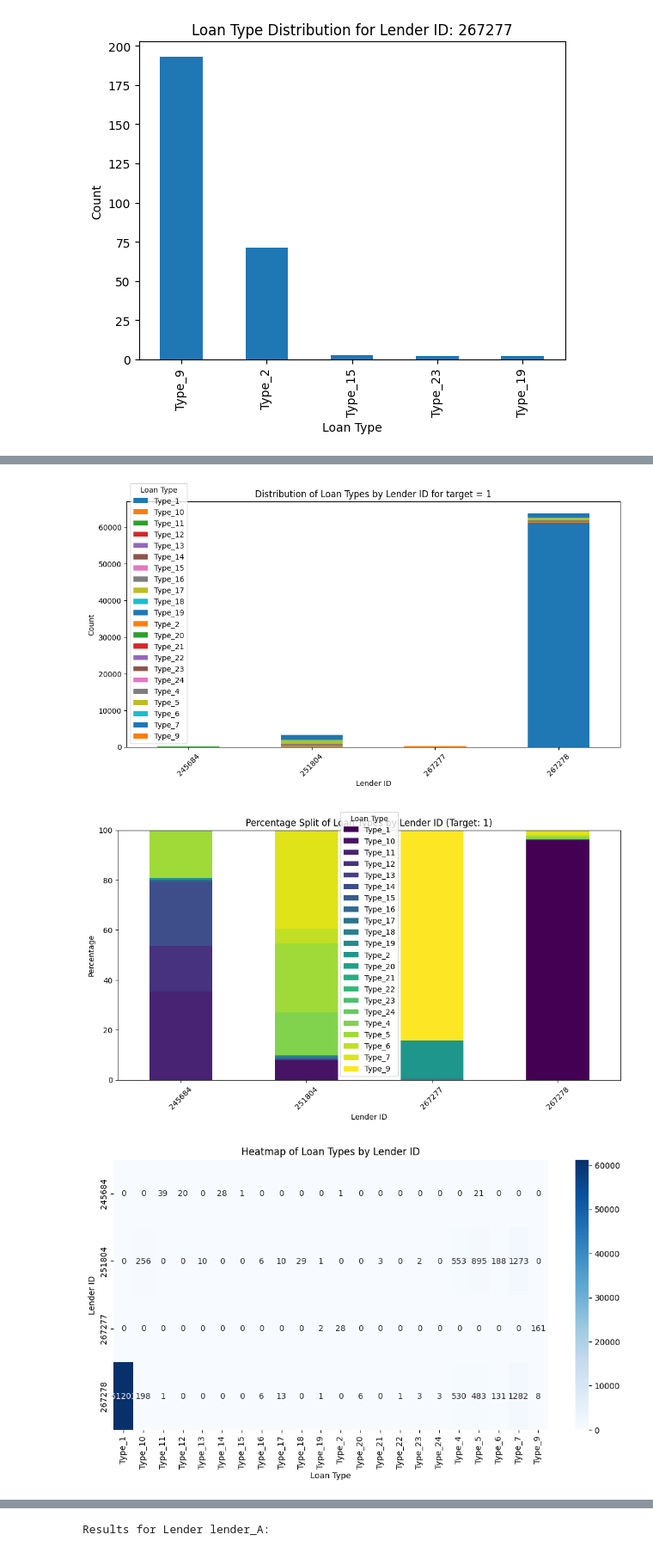
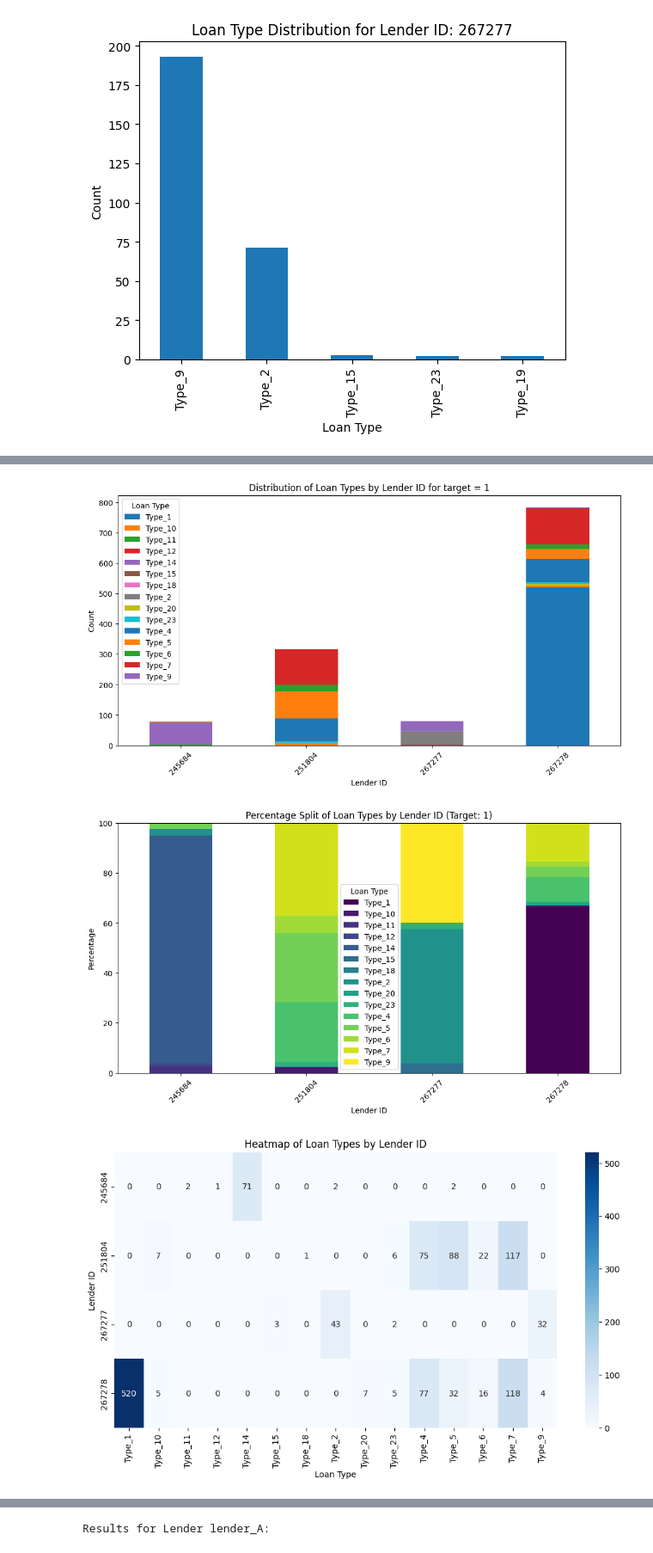
Before and after one commit to MakalaMabotja/credit-default-prediction, a Jupyter notebook: experiments/1-eda.ipynb, the cells around one changed output, grey strips where cells are left out. Shown at 86% size. Cells and saved outputs as stored; diff of their text form; code cells hidden in the pictures.

```diff
--- a/experiments/1-eda.ipynb
+++ b/experiments/1-eda.ipynb
@@ -95,7 +95,7 @@ Lender ID: 267277
 [figure]
 # %%
 for target_value  in train_df['target'].unique():
-    df = train_df[train_df['target']==id]
+    df = train_df[train_df['target']==target_value]
 
     # Create a cross-tabulation of lender_id and loan_type
     cross_tab = pd.crosstab(df['lender_id'], df['loan_type'])
@@ -110,36 +110,36 @@ for target_value  in train_df['target'].unique():
     plt.xticks(rotation=45)  # Rotate x-axis labels for readability
 
     plt.show()
 
     cross_tab_percent = cross_tab.div(cross_tab.sum(axis=1), axis=0) * 100
 
     # Plot a stacked bar chart for percentage split
     cross_tab_percent.plot(kind='bar', stacked=True, figsize=(12, 6), colormap='viridis')
 
     plt.xlabel('Lender ID')
     plt.ylabel('Percentage')
     plt.title(f'Percentage Split of Loan Types by Lender ID (Target: {target_value})')
     plt.legend(title='Loan Type')
     plt.xticks(rotation=45)
     plt.ylim(0, 100)  # Ensure y-axis goes from 0 to 100%
 
     plt.show()
 
     plt.figure(figsize=(12, 6))
     sns.heatmap(cross_tab, annot=True, fmt='d', cmap='Blues')
 
     plt.xlabel('Loan Type')
     plt.ylabel('Lender ID')
     plt.title('Heatmap of Loan Types by Lender ID')
 
     plt.show()
 # %% [output]
 [figure]
 [figure]
 [figure]
-[figure, old version]
+[figure, new version]
-[figure, old version]
+[figure, new version]
-[figure, old version]
+[figure, new version]
 # %%
 id_to_letter = {name: f'lender_{chr(id+ord('A'))}' for id, name in enumerate(train_df['lender_id'].unique())}
 df = train_df.copy()
```
Also changed, not shown: parts of 37 cells of this notebook.
